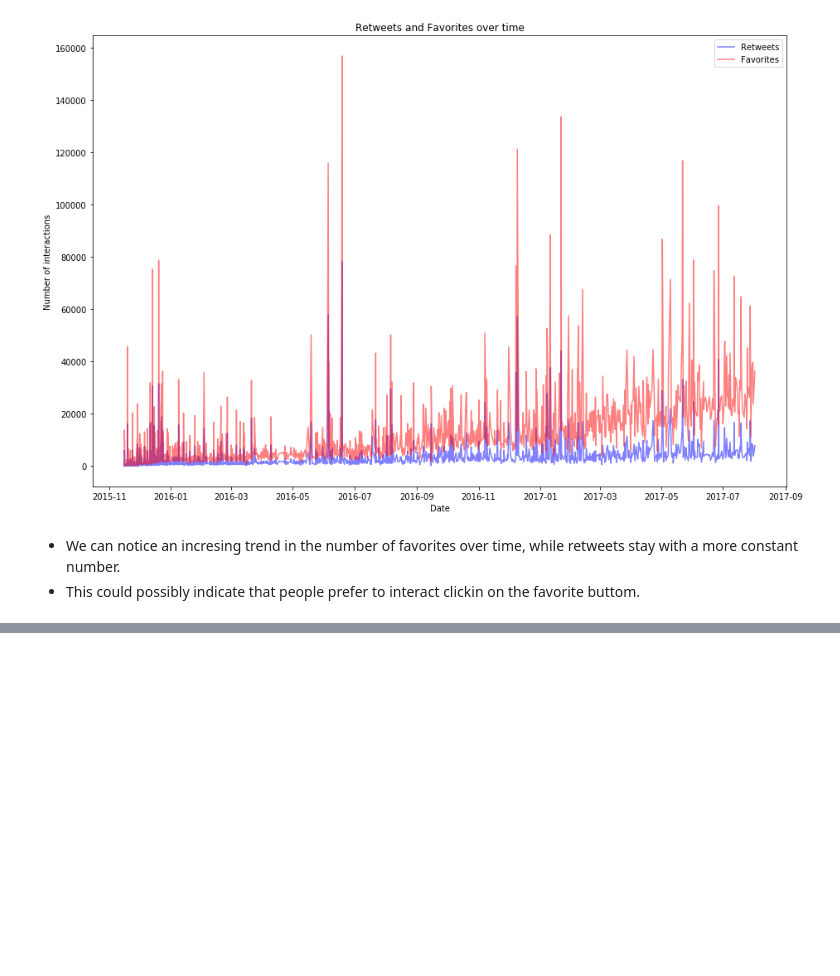
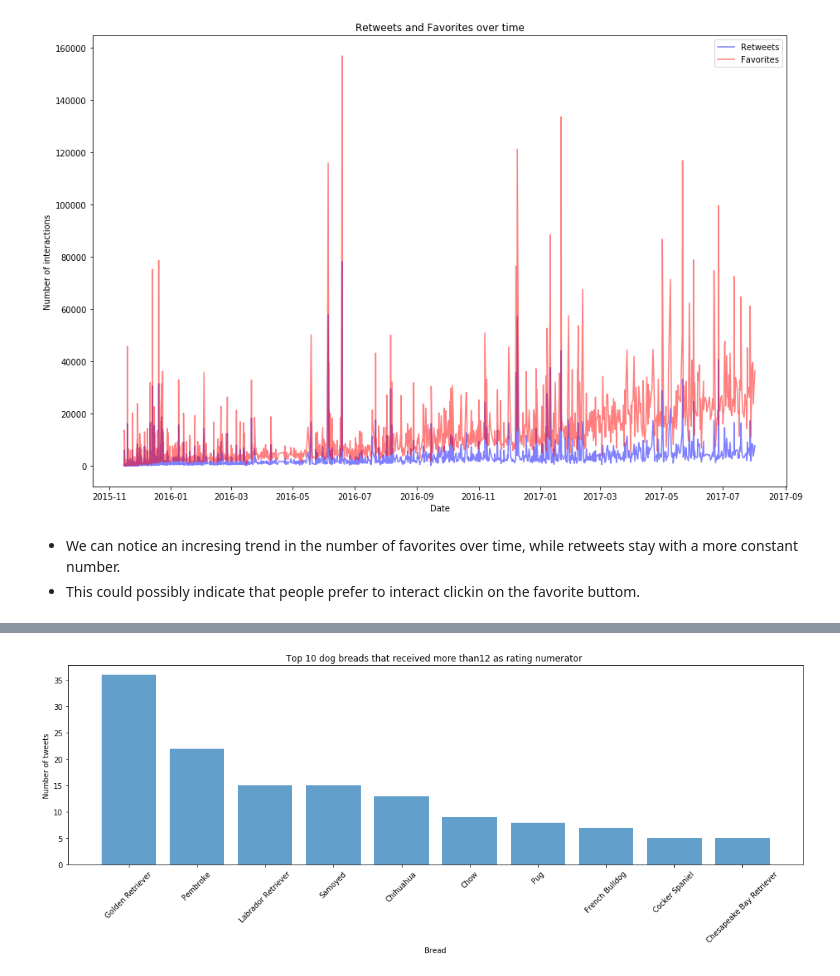
Before and after one commit to dsllt/Udacity_DA_P4, a Jupyter notebook: wrangle_act.ipynb, the cells around one changed output, grey strips where cells are left out. Cells and saved outputs as stored; diff of their text form; code cells hidden in the pictures; blank space fills up the shorter version.

```diff
--- a/wrangle_act.ipynb
+++ b/wrangle_act.ipynb
@@ -1200,0 +1301,12 @@ plt.show;
+# %%
+high_dog_rating = twitter_archive_clean_date.query('rating_numerator > 12').dog_bread.value_counts().index
+high_dog_rating_values = twitter_archive_clean_date.query('rating_numerator > 12').dog_bread.value_counts().values
+
+f, ax = plt.subplots(figsize=(18,5))
+plt.bar(high_dog_rating[:10], high_dog_rating_values[:10], alpha = 0.7)
+plt.xlabel('Bread')
+plt.ylabel('Number of tweets')
+plt.xticks(rotation='45')
+plt.title('Top 10 dog breads that received more than12 as rating numerator ');
+# %% [output]
+[figure, added]
```
Also changed, not shown: parts of 103 cells of this notebook.
